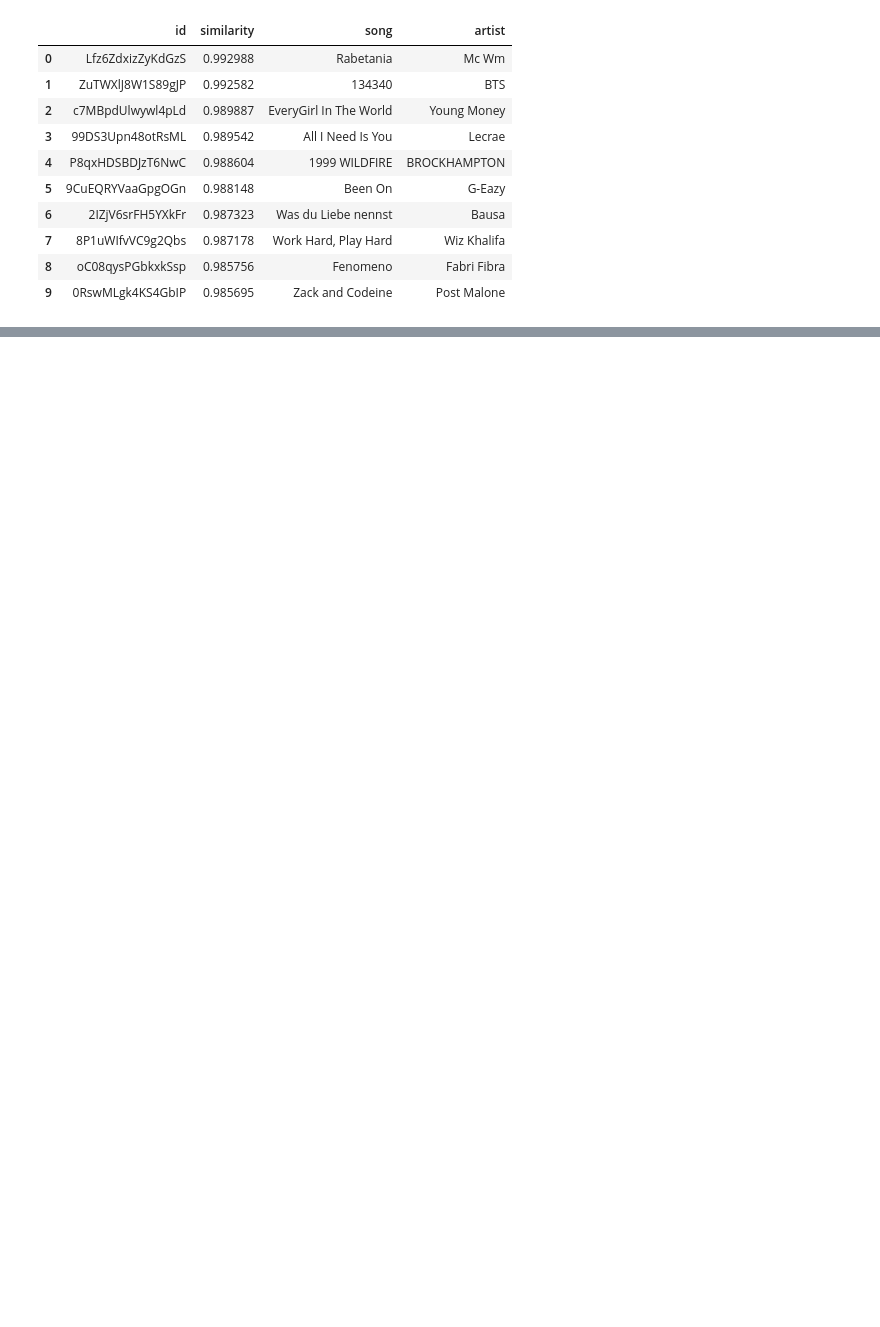
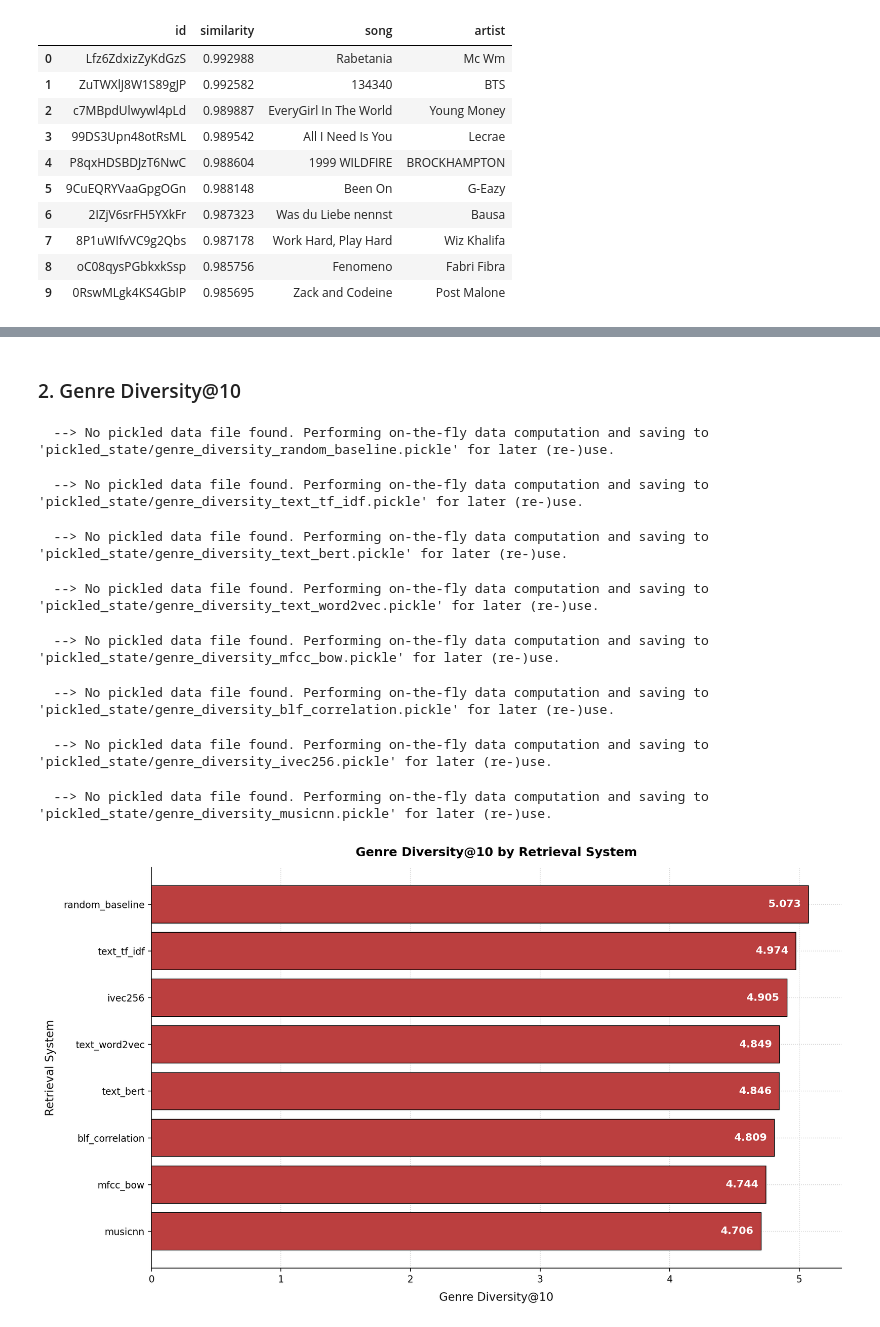
Before and after one commit to haraleib/MMSR_GroupB_WS23, a Jupyter notebook: Task 2_Group B.ipynb, the cells around one changed output, grey strips where cells are left out. Drawn from its saved outputs; the diff is of its cells as text; code cells hidden in the pictures; blank space fills up the shorter version.

```diff
--- a/Task 2_Group B.ipynb
+++ b/Task 2_Group B.ipynb
@@ -147,0 +179,18 @@ Prepared 11 chunks to compute nDCG
+# %% [markdown]
+### 2. Genre Diversity@10
+# %%
+from genre_diversity import GenreDiversity
+
+genres_diversity = GenreDiversity(genres)
+genres_diversity.compute()
+genres_diversity.plot()
+# %% [output]
+  --> No pickled data file found. Performing on-the-fly data computation and saving to 'pickled_state/genre_diversity_random_baseline.pickle' for later (re-)use.
+  --> No pickled data file found. Performing on-the-fly data computation and saving to 'pickled_state/genre_diversity_text_tf_idf.pickle' for later (re-)use.
+  --> No pickled data file found. Performing on-the-fly data computation and saving to 'pickled_state/genre_diversity_text_bert.pickle' for later (re-)use.
+  --> No pickled data file found. Performing on-the-fly data computation and saving to 'pickled_state/genre_diversity_text_word2vec.pickle' for later (re-)use.
+  --> No pickled data file found. Performing on-the-fly data computation and saving to 'pickled_state/genre_diversity_mfcc_bow.pickle' for later (re-)use.
+  --> No pickled data file found. Performing on-the-fly data computation and saving to 'pickled_state/genre_diversity_blf_correlation.pickle' for later (re-)use.
+  --> No pickled data file found. Performing on-the-fly data computation and saving to 'pickled_state/genre_diversity_ivec256.pickle' for later (re-)use.
+  --> No pickled data file found. Performing on-the-fly data computation and saving to 'pickled_state/genre_diversity_musicnn.pickle' for later (re-)use.
+[figure, added]
```
Also changed, not shown: parts of 24 cells of this notebook, 8 other files.
